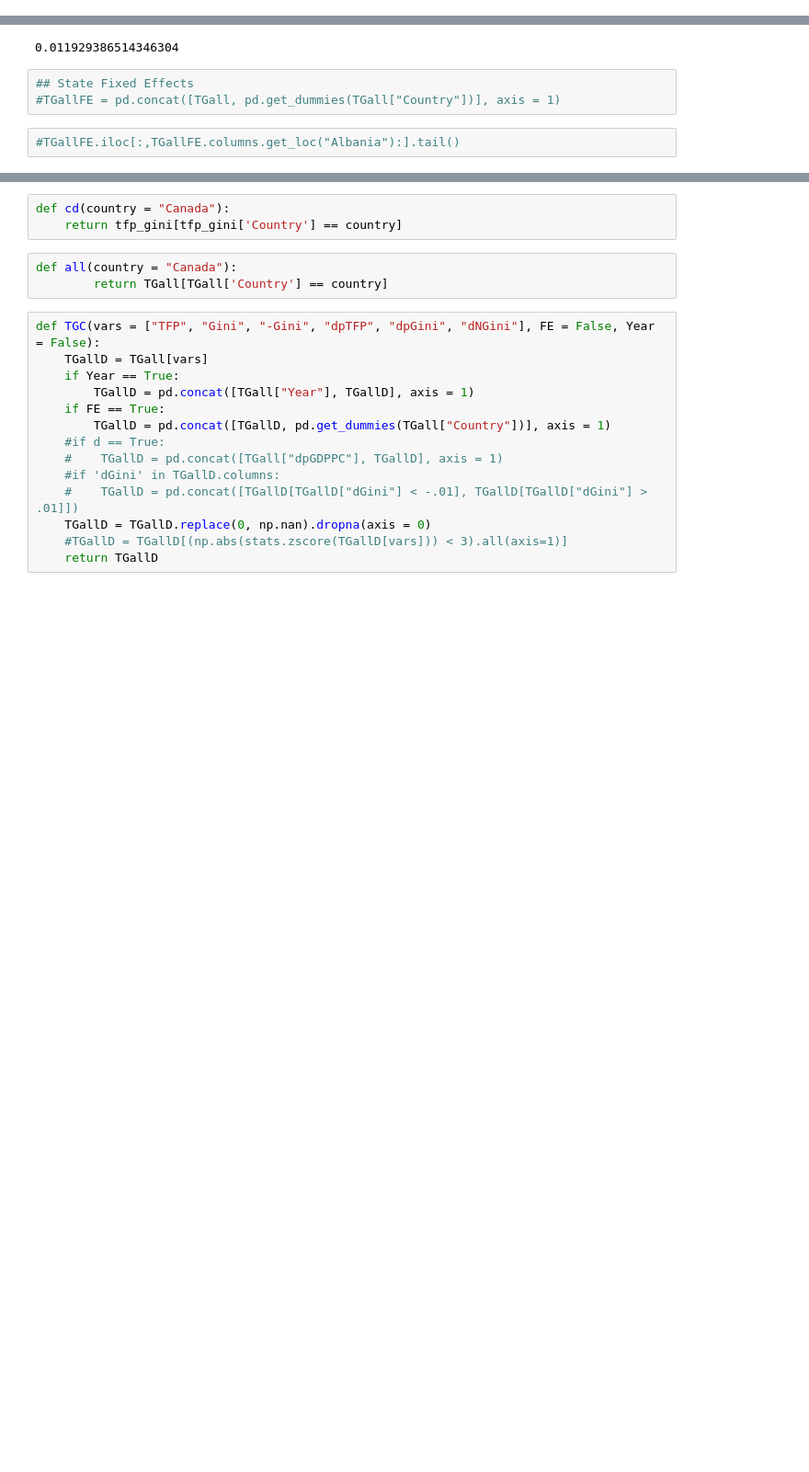
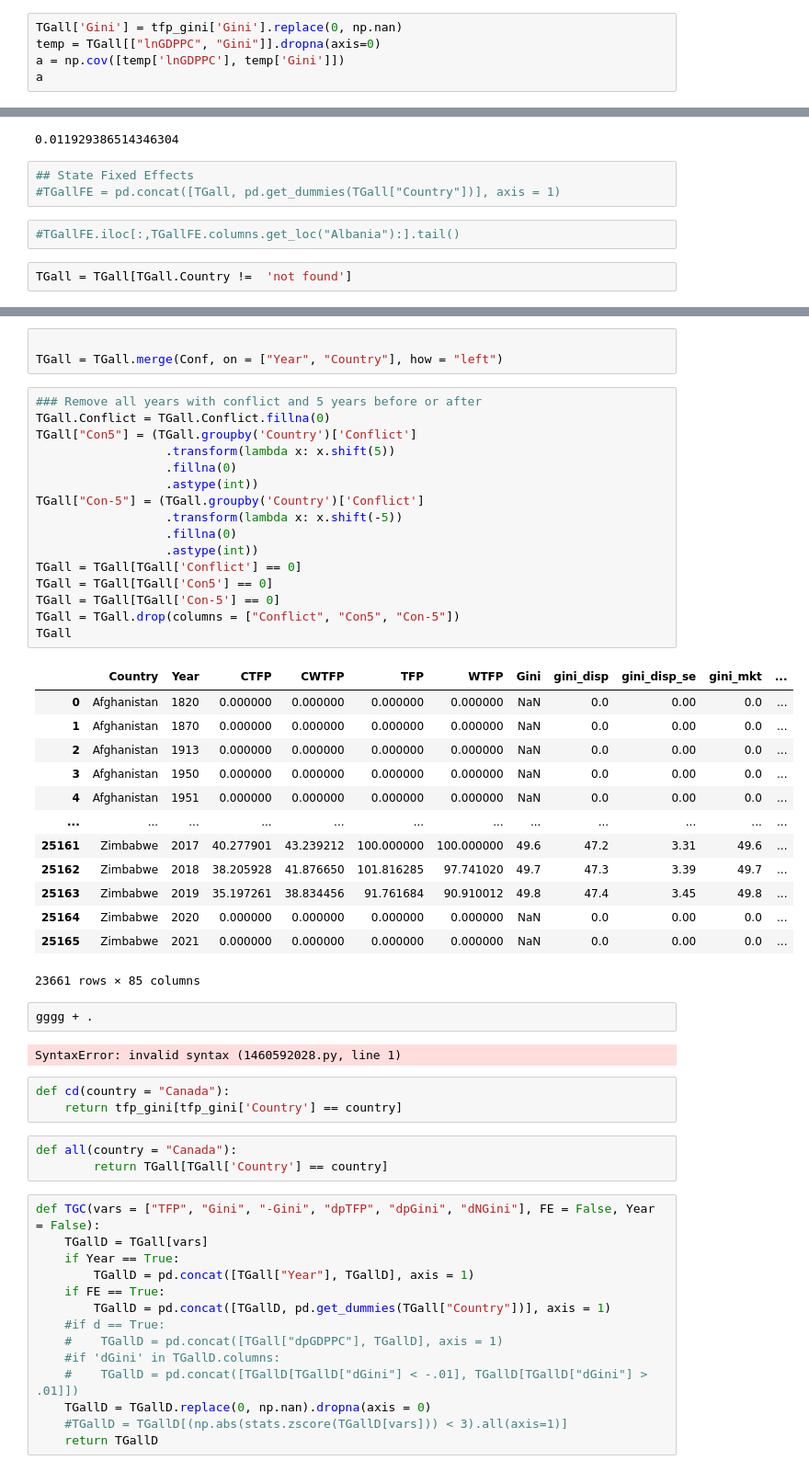
Before and after one commit to JTayMilli/GonGrowth, a Jupyter notebook: Data Processing.ipynb, the cells around one changed output, grey strips where cells are left out. Shown at 92% size. Drawn from its saved outputs; the diff is of its cells as text; blank space fills up the shorter version.

```diff
--- a/Data Processing.ipynb
+++ b/Data Processing.ipynb
@@ -437,0 +451,5 @@ TGall['IVlnGG2m5'] = TGall['IVGini2m5'].mul(TGall['lnGDPPCm5'])
+# %%
+TGall['Gini'] = tfp_gini['Gini'].replace(0, np.nan)
+temp = TGall[["lnGDPPC", "Gini"]].dropna(axis=0)
+a = np.cov([temp['lnGDPPC'], temp['Gini']])
+a
@@ -615,6 +635,8 @@ TGall.Price.isna().sum() / len(TGall.Price)
 #TGallFE = pd.concat([TGall, pd.get_dummies(TGall["Country"])], axis = 1)
 # %%
 #TGallFE.iloc[:,TGallFE.columns.get_loc("Albania"):].tail()
+# %%
+TGall = TGall[TGall.Country !=  'not found']
 # %%
 #intensity level 2 only , https://ucdp.uu.se/downloads/index.html#armedconflict
 Conf = pd.read_excel("Dyadic_v23_1.xlsx")[['location', 'year', 'intensity_level']].rename(columns  = {'year': "Year", "location": "Country"})
@@ -658,3 +684,40 @@ Hyderabad not found in regex
+# %%
+
+TGall = TGall.merge(Conf, on = ["Year", "Country"], how = "left")
+# %%
+### Remove all years with conflict and 5 years before or after
+TGall.Conflict = TGall.Conflict.fillna(0)
+TGall["Con5"] = (TGall.groupby('Country')['Conflict']
+                  .transform(lambda x: x.shift(5))
+                  .fillna(0)
+                  .astype(int))
+TGall["Con-5"] = (TGall.groupby('Country')['Conflict']
+                  .transform(lambda x: x.shift(-5))
+                  .fillna(0)
+                  .astype(int))
+TGall = TGall[TGall['Conflict'] == 0]
+TGall = TGall[TGall['Con5'] == 0]
+TGall = TGall[TGall['Con-5'] == 0]
+TGall = TGall.drop(columns = ["Conflict", "Con5", "Con-5"])
+TGall
+# %% [output]
+|  | Country | Year | CTFP | CWTFP | TFP | WTFP | Gini | gini_disp | gini_disp_se | gini_mkt | ... |
+| 0 | Afghanistan | 1820 | 0.000000 | 0.000000 | 0.000000 | 0.000000 | NaN | 0.0 | 0.00 | 0.0 | ... |
+| 1 | Afghanistan | 1870 | 0.000000 | 0.000000 | 0.000000 | 0.000000 | NaN | 0.0 | 0.00 | 0.0 | ... |
+| 2 | Afghanistan | 1913 | 0.000000 | 0.000000 | 0.000000 | 0.000000 | NaN | 0.0 | 0.00 | 0.0 | ... |
+| 3 | Afghanistan | 1950 | 0.000000 | 0.000000 | 0.000000 | 0.000000 | NaN | 0.0 | 0.00 | 0.0 | ... |
+| 4 | Afghanistan | 1951 | 0.000000 | 0.000000 | 0.000000 | 0.000000 | NaN | 0.0 | 0.00 | 0.0 | ... |
+| ... | ... | ... | ... | ... | ... | ... | ... | ... | ... | ... | ... |
+| 25161 | Zimbabwe | 2017 | 40.277901 | 43.239212 | 100.000000 | 100.000000 | 49.6 | 47.2 | 3.31 | 49.6 | ... |
+| 25162 | Zimbabwe | 2018 | 38.205928 | 41.876650 | 101.816285 | 97.741020 | 49.7 | 47.3 | 3.39 | 49.7 | ... |
+| 25163 | Zimbabwe | 2019 | 35.197261 | 38.834456 | 91.761684 | 90.910012 | 49.8 | 47.4 | 3.45 | 49.8 | ... |
+| 25164 | Zimbabwe | 2020 | 0.000000 | 0.000000 | 0.000000 | 0.000000 | NaN | 0.0 | 0.00 | 0.0 | ... |
+| 25165 | Zimbabwe | 2021 | 0.000000 | 0.000000 | 0.000000 | 0.000000 | NaN | 0.0 | 0.00 | 0.0 | ... |
+23661 rows × 85 columns
+# %%
+gggg + .
+# %% [output]
+SyntaxError: invalid syntax (1460592028.py, line 1)
 # %%
 def cd(country = "Canada"):
     return tfp_gini[tfp_gini['Country'] == country]
```
Also changed, not shown: parts of 7 cells of this notebook.
